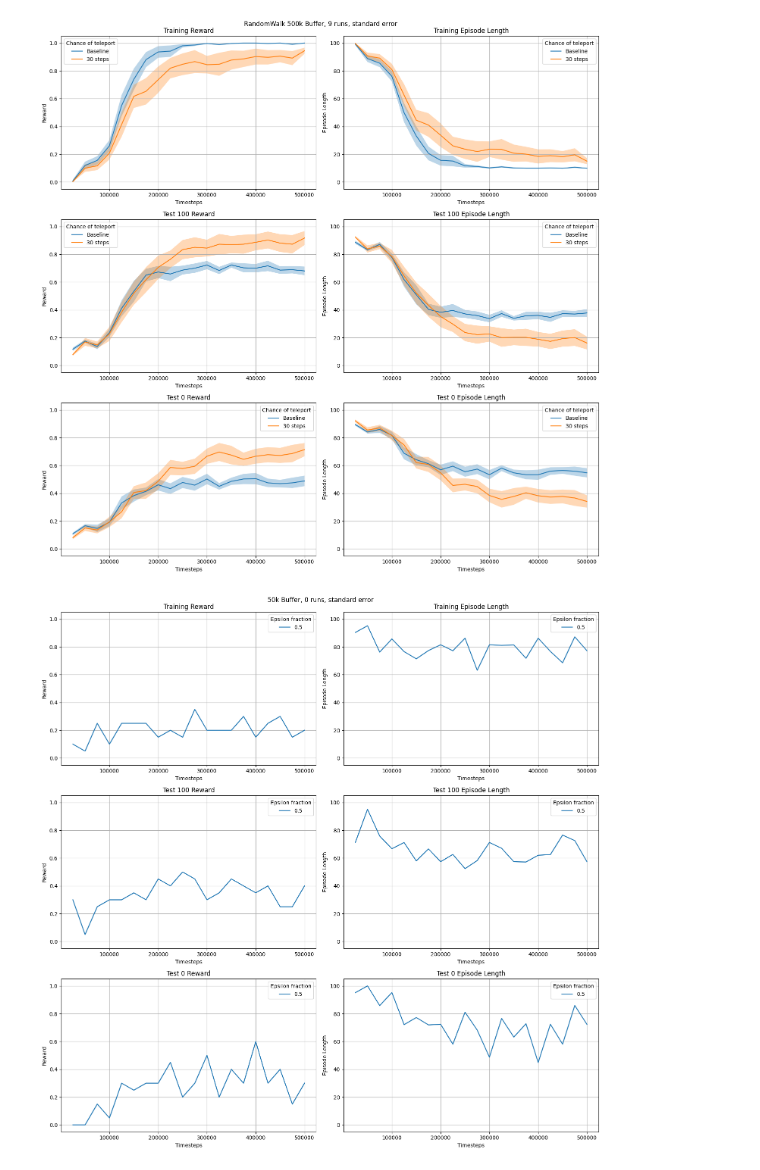
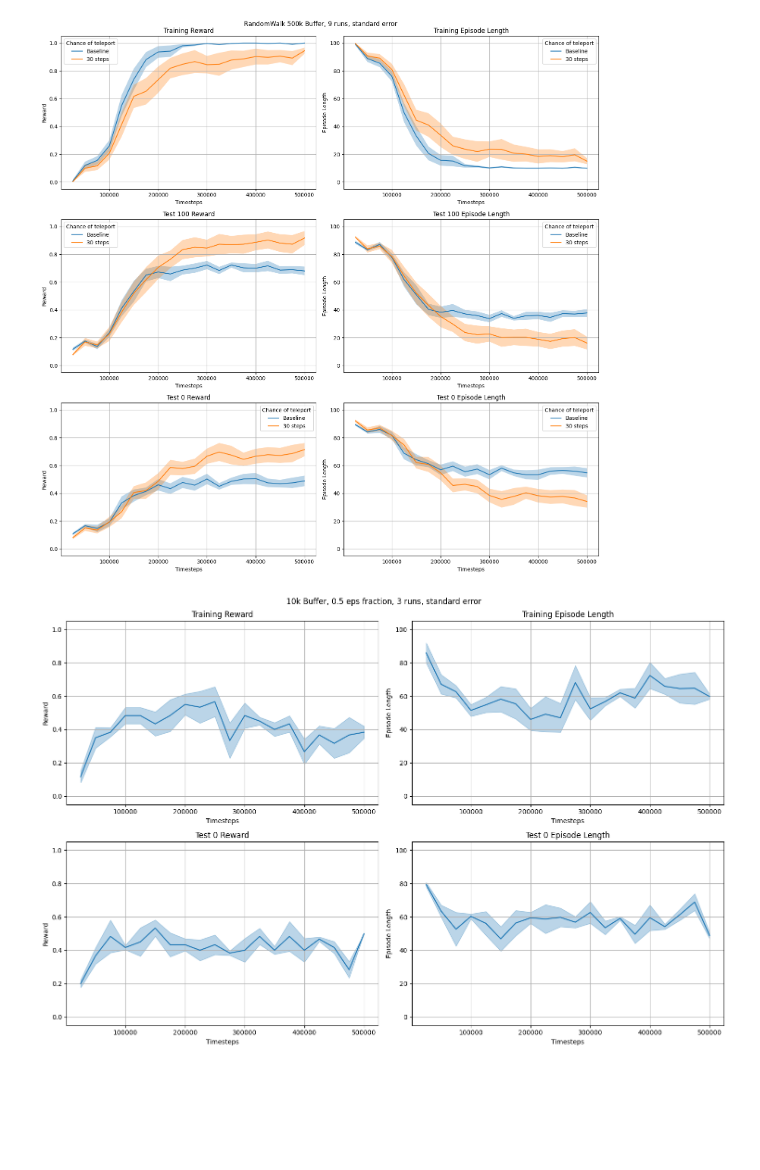
Before and after one commit to felixk29/fix_her, a Jupyter notebook: experiments/visualization.ipynb, the cells around one changed output. Drawn from its saved outputs; the diff is of its cells as text; code cells hidden in the pictures; blank space fills up the shorter version.

```diff
--- a/experiments/visualization.ipynb
+++ b/experiments/visualization.ipynb
@@ -403,14 +403,16 @@ import matplotlib as mpl
 
 import numpy as np
 
-buffersize=50 #in k
-runs=0
+buffersize=10 #in k
+runs=3
+start=5
+
 
 random_walk_path=f'./logs/pure_uvf_b{buffersize}k'
 
 
 def load_data(env, epsilon=1.0):
-    tmp=[np.load(f"{random_walk_path}/{round(epsilon*100)}/{env}/{i}/evaluations.npz") for i in range(runs,runs+1)]
+    tmp=[np.load(f"{random_walk_path}/{round(epsilon*100)}/{env}/{i}/evaluations.npz") for i in range(start,start+runs)]
 
     dt={}
     dt['results']=np.array([np.mean(i['results'],axis=1) for i in tmp])
@@ -463,40 +465,40 @@ def plot(ax, dt, title,name, ylabel, ydata, type='se', extra={}):
         ax.fill_between(dt['timesteps'],ci[0],ci[1],alpha=0.3, color=color)
     elif type=='se': #standard error
         mean=np.mean(data,axis=0)
         se=np.std(data,axis=0)/np.sqrt(data.shape[0])
 
         ax.plot(dt['timesteps'],mean, label=labe, color=color, linestyle=style)
         ax.fill_between(dt['timesteps'],mean-se,mean+se,alpha=0.3, color=color)
 
     ax.set_title(title)
     ax.set_ylabel(ylabel)
     ax.set_xlabel('Timesteps')
-    ax.legend(title='Epsilon fraction')
+    #ax.legend(title='Epsilon fraction')
     ax.grid(True)
 
-fig, ax = plt.subplots(3,2, figsize=(15,15))
+fig, ax = plt.subplots(2,2, figsize=(15,10))
 
-fig.suptitle(f"{buffersize}k Buffer, {runs} runs, standard error")
+fig.suptitle(f"{buffersize}k Buffer, 0.5 eps fraction, {runs} runs, standard error")
 
-for eps in [0.5]:
-
+for eps in [0.0]:
     results={}
 
     for env in ['tr', '0', '100']:
         results[env]=load_data(env,eps)
 
     extra={}
 
     plot(ax[0,0],results['tr'], 'Training Reward',eps,'Reward','results', extra=extra)
     plot(ax[0,1],results['tr'], 'Training Episode Length',eps, 'Episode Length','ep_lengths', extra=extra)
 
-    plot(ax[1,0],results['100'], 'Test 100 Reward',eps,'Reward','results', extra=extra)
-    plot(ax[1,1],results['100'], 'Test 100 Episode Length',eps, 'Episode Length','ep_lengths', extra=extra)
+    # for pure uvf the test100 is basically the same as test training therefore skippable to make it easier to understand
+    # plot(ax[1,0],results['100'], 'Test 100 Reward',eps,'Reward','results', extra=extra)
+    # plot(ax[1,1],results['100'], 'Test 100 Episode Length',eps, 'Episode Length','ep_lengths', extra=extra)
 
-    plot(ax[2,0],results['0'], 'Test 0 Reward',eps,'Reward','results', extra=extra)
-    plot(ax[2,1],results['0'], 'Test 0 Episode Length',eps, 'Episode Length','ep_lengths', extra=extra)
+    plot(ax[1,0],results['0'], 'Test 0 Reward',eps,'Reward','results', extra=extra)
+    plot(ax[1,1],results['0'], 'Test 0 Episode Length',eps, 'Episode Length','ep_lengths', extra=extra)
 
 
 plt.tight_layout()
 # %% [output]
-[figure, old version]
+[figure, new version]
```
Also changed, not shown: 3 other files.
